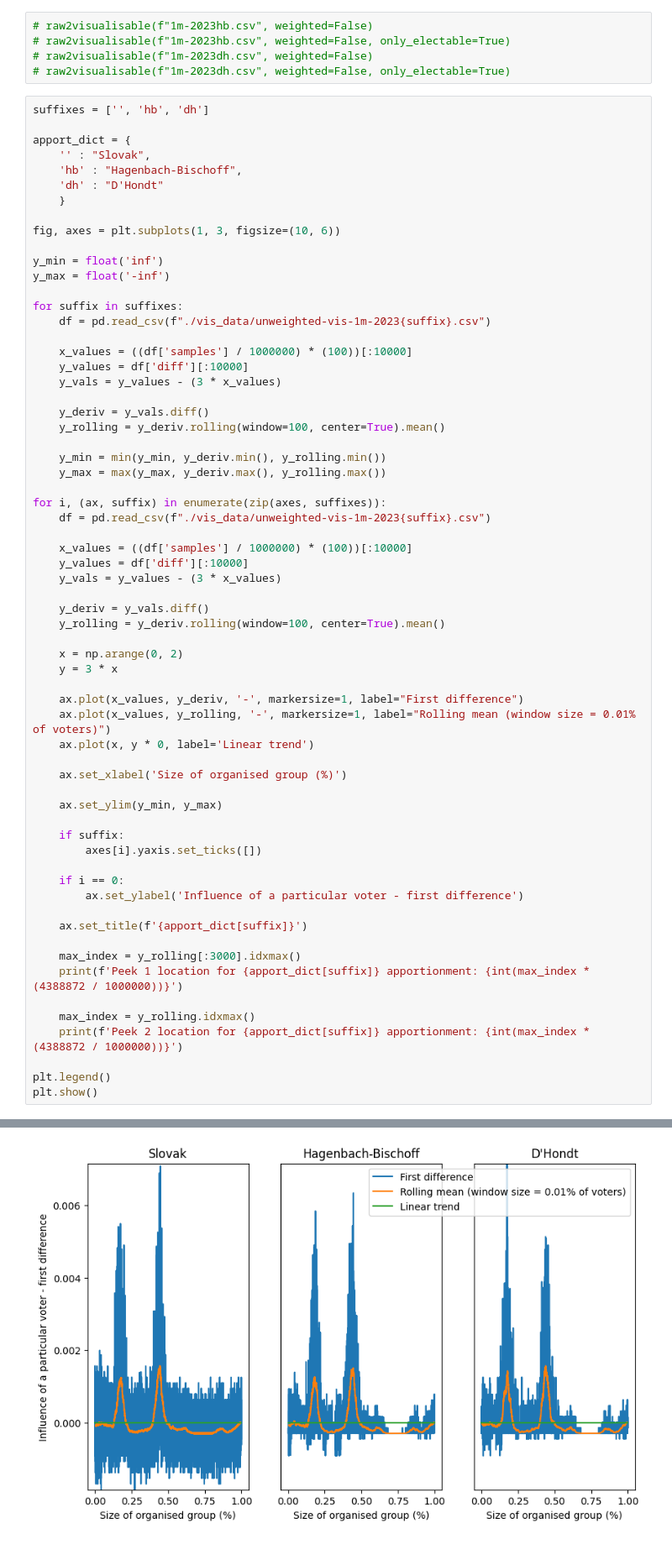
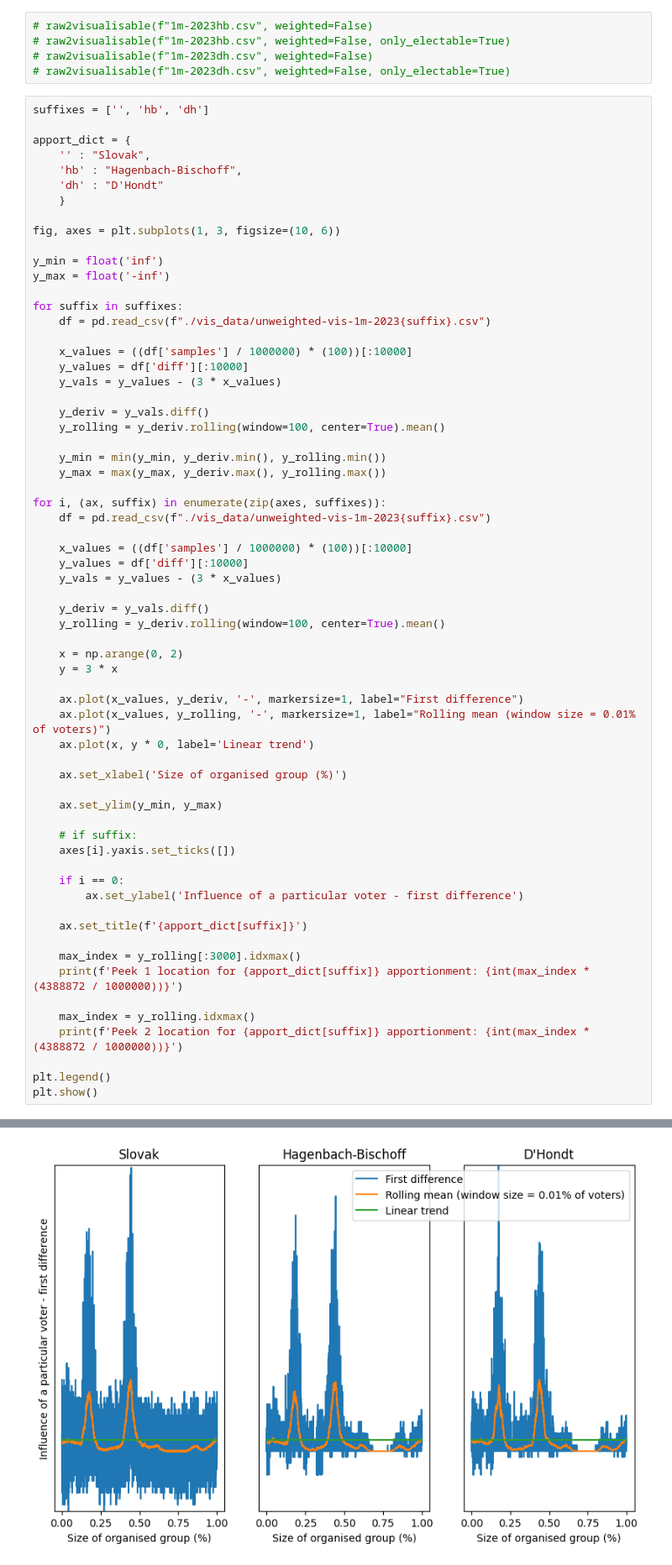
Before and after one commit to JnKamas/bc-praca, a Jupyter notebook: question_5.ipynb, the cells around one changed output, grey strips where cells are left out. Shown: that part at 84% size. Saved outputs shown, nothing was run; the diff lists cells and outputs as text.

```diff
--- a/question_5.ipynb
+++ b/question_5.ipynb
@@ -47,36 +47,36 @@ for i, (ax, suffix) in enumerate(zip(axes, suffixes)):
 
     ax.plot(x_values, y_deriv, '-', markersize=1, label="First difference")
     ax.plot(x_values, y_rolling, '-', markersize=1, label="Rolling mean (window size = 0.01% of voters)")
     ax.plot(x, y * 0, label='Linear trend')
 
     ax.set_xlabel('Size of organised group (%)')
 
     ax.set_ylim(y_min, y_max)
 
-    if suffix:
-        axes[i].yaxis.set_ticks([])
+    # if suffix:
+    axes[i].yaxis.set_ticks([])
 
     if i == 0:
         ax.set_ylabel('Influence of a particular voter - first difference')
 
     ax.set_title(f'{apport_dict[suffix]}')
 
     max_index = y_rolling[:3000].idxmax()
     print(f'Peek 1 location for {apport_dict[suffix]} apportionment: {int(max_index * (4388872 / 1000000))}')
 
     max_index = y_rolling.idxmax()
     print(f'Peek 2 location for {apport_dict[suffix]} apportionment: {int(max_index * (4388872 / 1000000))}')
 
 plt.legend()
 plt.show()
 # %% [output]
 Peek 1 location for Slovak apportionment: 7864
 Peek 2 location for Slovak apportionment: 19517
 Peek 1 location for Hagenbach-Bischoff apportionment: 7992
 Peek 2 location for Hagenbach-Bischoff apportionment: 19477
 Peek 1 location for D'Hondt apportionment: 7838
 Peek 2 location for D'Hondt apportionment: 19262
-[figure, old version]
+[figure, new version]
 # %%
 db_file = 'apportionments.db'
 
```
Also changed, not shown: parts of 1 cell of this notebook, 25 other files.
